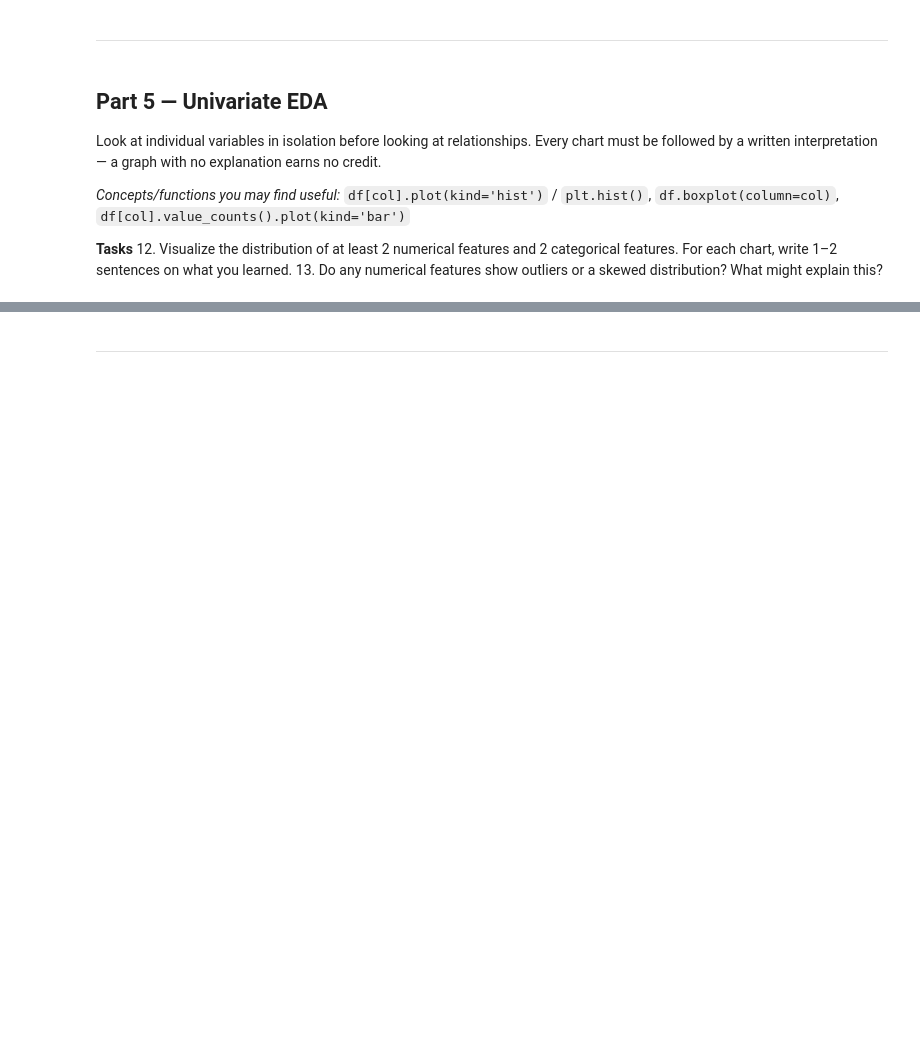
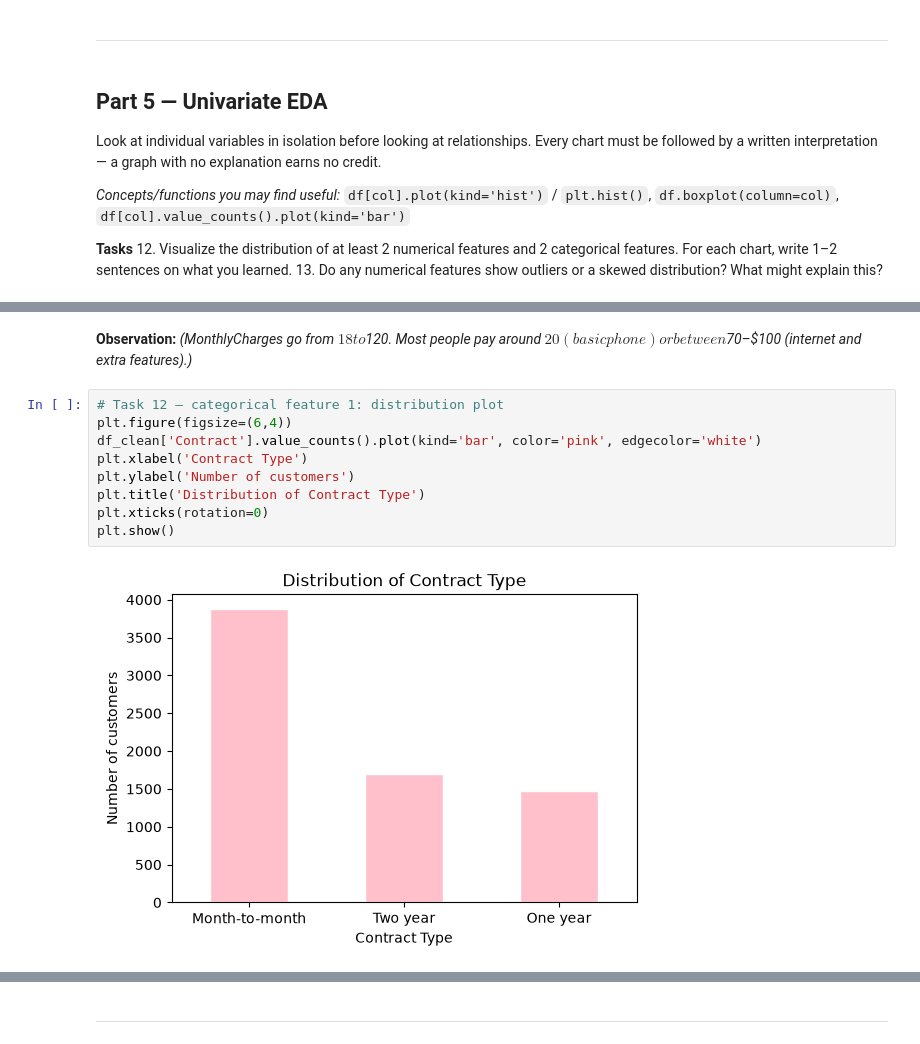
Before and after one commit to kamangerkhadija5-collab/ML_LAB, a Jupyter notebook: Lab2_Data_Cleaning_EDA_Template.ipynb, the cells around one changed output, grey strips where cells are left out. Cells and saved outputs as stored; diff of their text form; blank space fills up the shorter version.

```diff
--- a/Lab2_Data_Cleaning_EDA_Template.ipynb
+++ b/Lab2_Data_Cleaning_EDA_Template.ipynb
@@ -278,0 +283,13 @@ _(your answer here)_
+# %% [markdown]
+**Observation:** _(MonthlyCharges go from $18 to $120. Most people pay around $20 (basic phone) or between $70–$100 (internet and extra features).)_
+# %%
+# Task 12 — categorical feature 1: distribution plot
+plt.figure(figsize=(6,4))
+df_clean['Contract'].value_counts().plot(kind='bar', color='pink', edgecolor='white')
+plt.xlabel('Contract Type')
+plt.ylabel('Number of customers')
+plt.title('Distribution of Contract Type')
+plt.xticks(rotation=0)
+plt.show()
+# %% [output]
+[figure, added]
```
Also changed, not shown: parts of 18 cells of this notebook.
